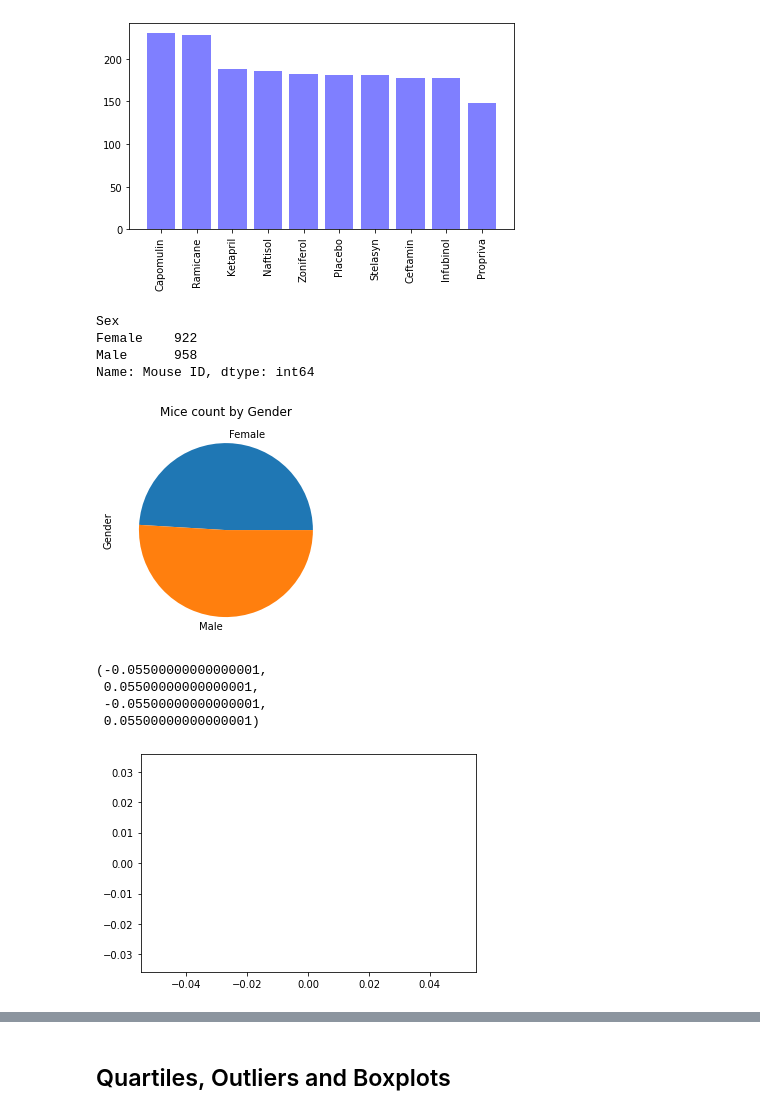
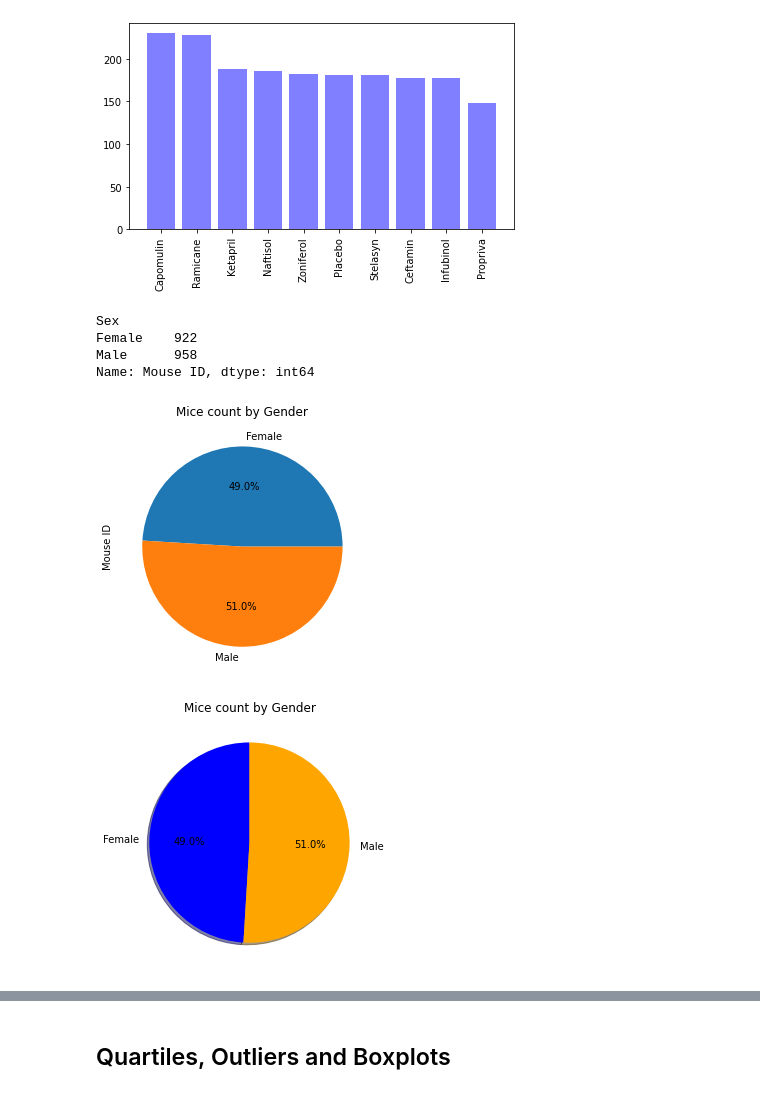
Before and after one commit to granginderpreet/matplotlib, a Jupyter notebook: pymaceuticals_starter.ipynb, the cells around one changed output, grey strips where cells are left out. Saved outputs shown, nothing was run; the diff lists cells and outputs as text; code cells hidden in the pictures.

```diff
--- a/pymaceuticals_starter.ipynb
+++ b/pymaceuticals_starter.ipynb
@@ -240,30 +213,28 @@ plt.show()
 # %%
+# Generate a pie plot showing the distribution of female versus male mice using pandas
+
 
 mouse_df1=mouse_df.groupby(['Sex'])
 Sex = ["Female", "Male"]
 count= mouse_df1.count()["Mouse ID"]
 colors = ["blue", "orange"]
 
 print(count)
-gender_count = count.plot(kind="pie", y='Mice count', title=("Mice count by Gender"))
-gender_count.set_ylabel("Gender")
-
-
-
-# Create a pie chart based upon the trip duration of that single bike
-
-plt.show()
-plt.axis("equal")
+gender_count = count.plot(kind="pie", y='Mice count',  autopct='%1.1f%%', title=("Mice count by Gender"))
+plt.tight_layout()
 # %% [output]
 Sex
 Female    922
 Male      958
 Name: Mouse ID, dtype: int64
-[figure, old version]
+[figure, new version]
-(-0.05500000000000001,
- 0.05500000000000001,
- -0.05500000000000001,
- 0.05500000000000001)
-[figure, removed]
 # %%
-# Generate a pie plot showing the distribution of female versus male mice using pandas
+# Generate a pie plot showing the distribution of female versus male mice using pyplot
+
+plt.title("Mice count by Gender")
+
+plt.pie(mouse_df1.count()["Mouse ID"], labels=Sex, colors=colors,
+        autopct="%1.1f%%", shadow=True, startangle=90)
+plt.tight_layout()
+# %% [output]
+[figure, added]
```
Also changed, not shown: parts of 30 cells of this notebook.
